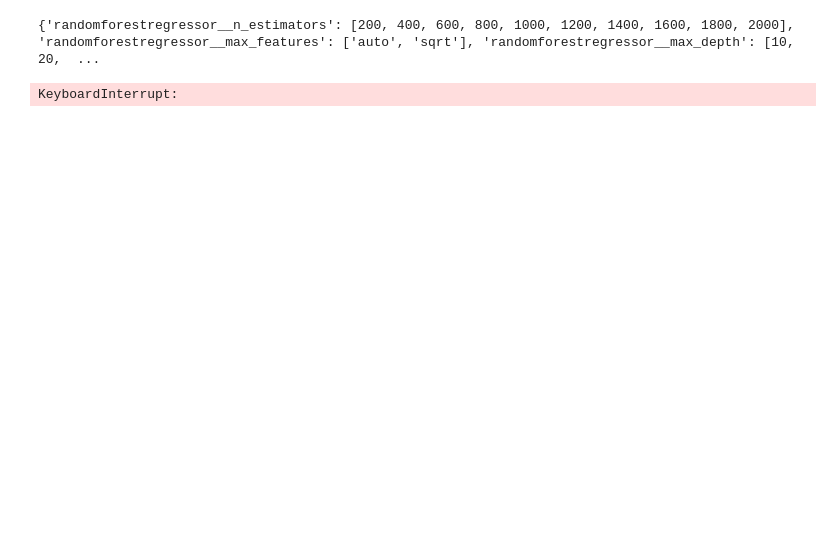
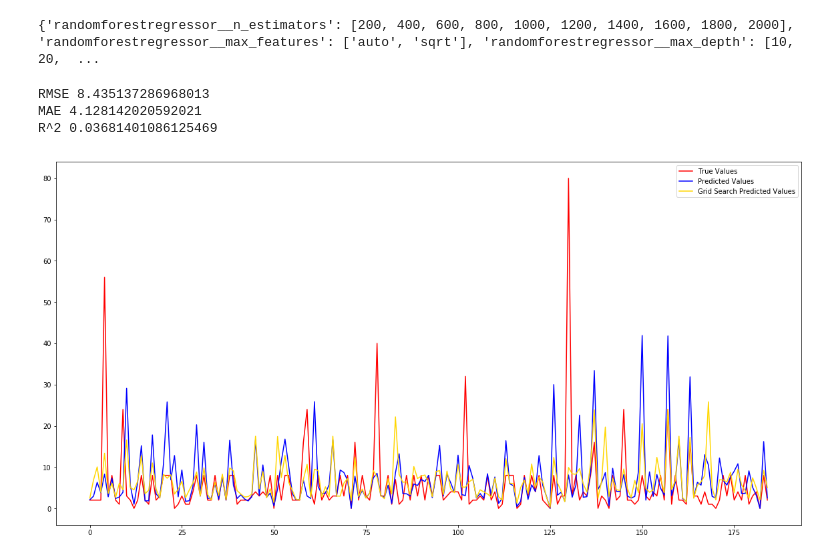
Before and after one commit to rachelkberryman/DSR_Model_Pipelines_Course, a Jupyter notebook: 1.3 Pipelines .ipynb, the cells around one changed output. Saved outputs shown, nothing was run; the diff lists cells and outputs as text; code cells hidden in the pictures; blank space fills up the shorter version.

```diff
--- a/1.3 Pipelines .ipynb
+++ b/1.3 Pipelines .ipynb
@@ -578,12 +579,35 @@ from sklearn.grid_search import GridSearchCV, RandomizedSearchCV
+# %%
+small_grid = {'randomforestregressor__n_estimators': n_estimators,
+               'randomforestregressor__max_features': max_features,}
 # %%
 clf = GridSearchCV(finalpipeline,
-                   param_grid=random_grid,
+                   param_grid=small_grid,
                    cv=2,
                    refit=True
                    )
 
 clf.fit(x_train, y_train)
-clf.predict(x_test)
+clf_preds = clf.predict(x_test)
+# putting clf_predictions into a series so that we can plot them.
+clf_preds = pd.Series(clf_preds)
+clf_preds.rename("Grid Search Predicted values", inplace=True)
-# %% [output]
-KeyboardInterrupt:
+# %%
+print('RMSE', sqrt(mean_squared_error(y_test, clf_preds)))
+print('MAE', mean_absolute_error(y_test, clf_preds))
+print('R^2', r2_score(y_test, clf_preds))
+# %% [output]
+RMSE 8.435137286968013
+MAE 4.128142020592021
+R^2 0.03681401086125469
+# %%
+plt.figure(figsize=(20,10))
+
+plt.plot(final_predictions.index, final_predictions['True values'], c='red', label='True Values')
+# plot a second data series 'Short students' in blue using the last three elements of x and y
+plt.plot(final_predictions.index, final_predictions['Predicted values'], c='blue', label='Predicted Values')
+clf_preds.plot(c='gold', label='Grid Search Predicted Values')
+plt.legend(loc='best')
+plt.show()
+# %% [output]
+[figure, added]
 # %%
```
Also changed, not shown: parts of 6 cells of this notebook.
